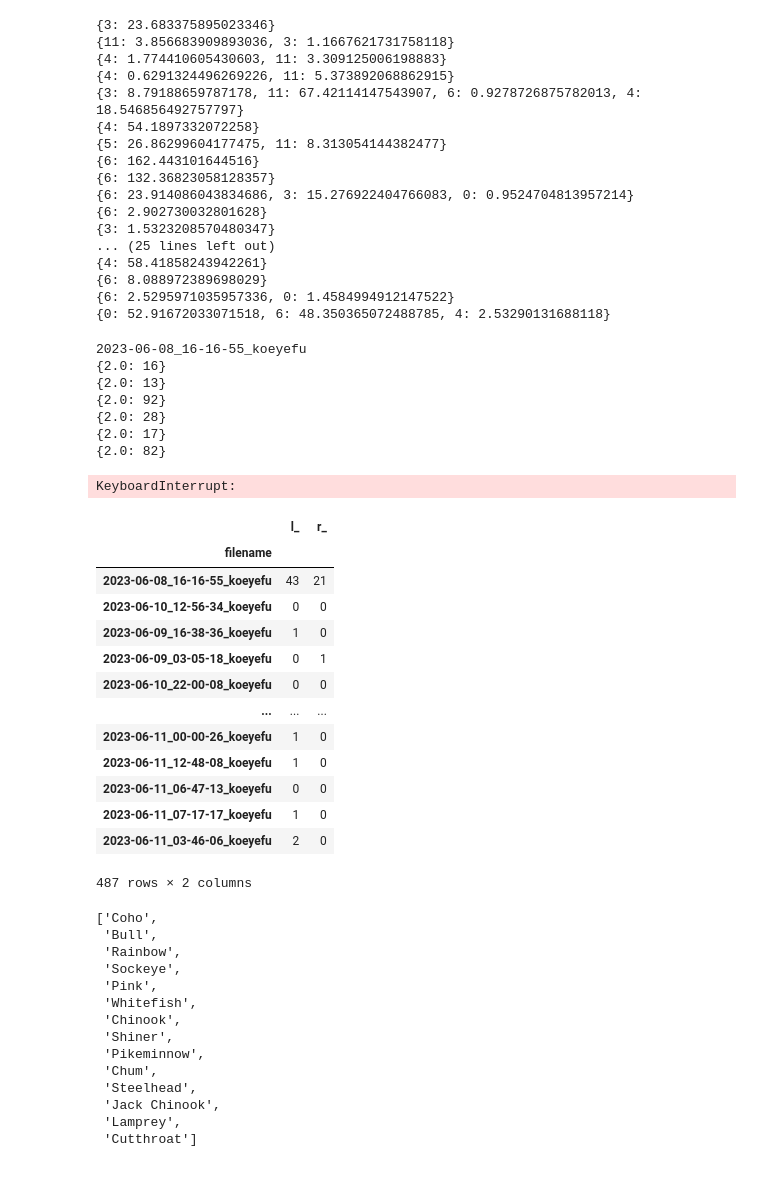
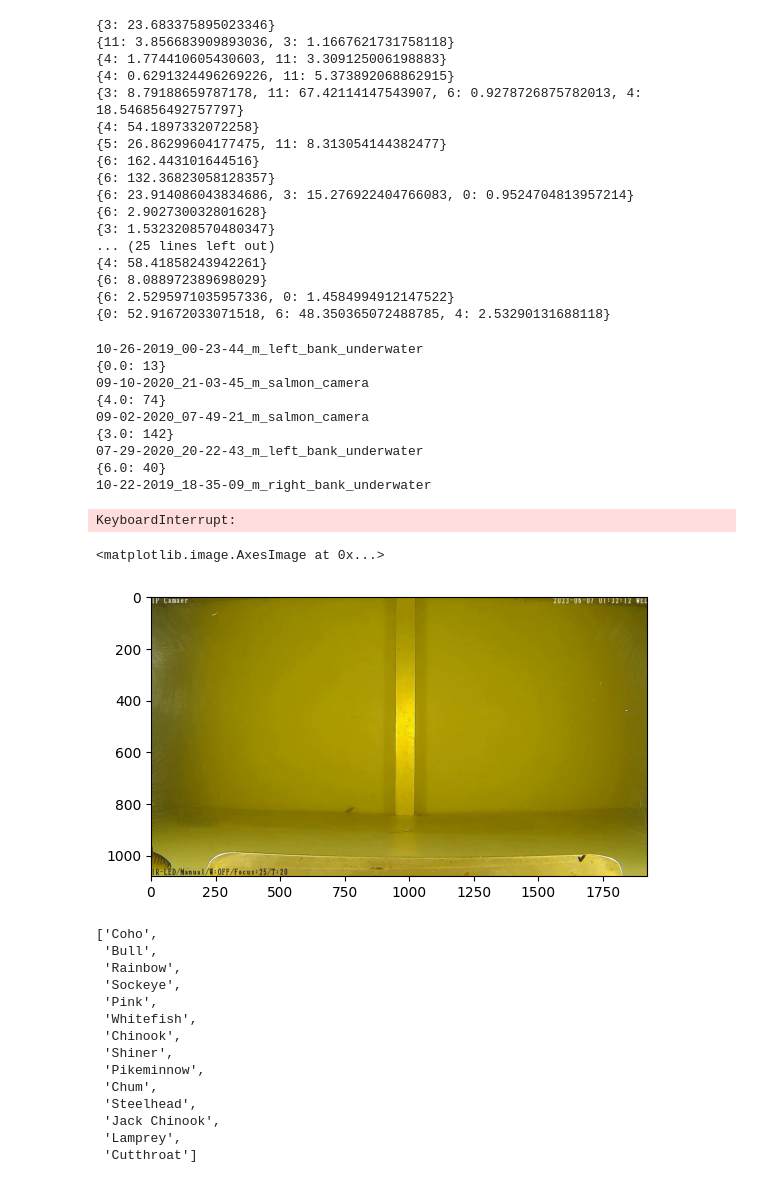
Before and after one commit to Salmon-Computer-Vision/salmon-computer-vision, a Jupyter notebook: training/count-salmon.ipynb, the cells around one changed output. Cells and saved outputs as stored; diff of their text form; code cells hidden in the pictures.

Commit message:
Finish gt counts and update process for old dataset

```diff
--- a/training/count-salmon.ipynb
+++ b/training/count-salmon.ipynb
@@ -150,10 +150,10 @@ from pysalmcount.salmon_counter import SalmonCounter
 with open('2023_combined_salmon.yaml', 'r') as file:
     data = yaml.safe_load(file)
 
-#d = DatumaroLoader('/home/masamim/salmon-computer-vision/utils/datum_proj_kitwanga_merged_train_split/test/', data['names'])
-with open('/mnt/ayumissd4tb/masamim/salm_dataset_koeye_kwakwa_2024-03-01/anno_list.txt', 'r') as f:
-    anno_list = [line.strip() for line in f if line.strip()]
-d = DatumaroLoader('/mnt/ayumissd4tb/masamim/salm_dataset_koeye_kwakwa_2024-03-01/', data['names'], anno_list)
+d = DatumaroLoader('/home/masamim/salmon-computer-vision/utils/datum_proj_kitwanga/', data['names'])
+#with open('/mnt/ayumissd4tb/masamim/salm_dataset_koeye_kwakwa_2024-03-01/anno_list.txt', 'r') as f:
+#    anno_list = [line.strip() for line in f if line.strip()]
+#d = DatumaroLoader('/mnt/ayumissd4tb/masamim/salm_dataset_koeye_kwakwa_2024-03-01/', data['names'], anno_list)
 
 def one_clip():
     d.clip_gen = iter(['/home/masamim/salmon-computer-vision/utils/datum_proj_bear_creek_merged_train_split/test/' / Path('09-04-2021_06-53-19_m_network_camera')])
@@ -181,16 +181,31 @@ try:
 except StopIteration:
     print("Finish")
     pass
-counter.salm_count.to_csv('2023_koeye_kwakwa_all_gt.csv')
+counter.salm_count.to_csv('2022_gt_test.csv')
+#counter.salm_count.to_csv('2023_koeye_kwakwa_all_gt.csv')
 # %% [output]
-2023-06-08_16-16-55_koeyefu
-{2.0: 16}
-{2.0: 13}
-{2.0: 92}
-{2.0: 28}
-{2.0: 17}
-{2.0: 82}
+10-26-2019_00-23-44_m_left_bank_underwater
+{0.0: 13}
+09-10-2020_21-03-45_m_salmon_camera
+{4.0: 74}
+09-02-2020_07-49-21_m_salmon_camera
+{3.0: 142}
+07-29-2020_20-22-43_m_left_bank_underwater
+{6.0: 40}
+10-22-2019_18-35-09_m_right_bank_underwater
 KeyboardInterrupt:
+# %%
+%matplotlib inline
+import cv2
+from pathlib import Path
+from matplotlib import pyplot as plt
+
+main = '/mnt/ayumissd4tb/masamim/salm_dataset_koeye_kwakwa_2024-03-01/'
+img = cv2.imread(str(Path(main) / 'batch1-pt2/datumaro_format/images/default/2023-06-07_01-18-15_koeyefu/0003689.png'))
+plt.imshow(cv2.cvtColor(img, cv2.COLOR_BGR2RGB))
+# %% [output]
+<matplotlib.image.AxesImage at 0x...>
+[figure, added]
 # %%
 import pandas as pd
 import yaml
@@ -239,22 +257,10 @@ def nmae(gt_path, pred_path, ignore_class=False):
     return df_error_sum, df_gt_sum, len(classes)
 # %%
 df_koeye_gt = load_counts('2023_koeye_kwakwa_all_gt.csv')
-sum_groups(df_koeye_gt, True)
+#df_koeye_gt.sum().to_csv('2023_koeye_kwakwa_all_gt_counts.csv')
+#c_to_drop = [c for c in df_koeye_gt.columns if c.startswith('l_')]
+#df_koeye_gt.diff(axis=1).sum().drop(c_to_drop).to_csv('2023_koeye_kwakwa_all_gt_right_counts.csv')
+#sum_groups(df_koeye_gt, ignore_class=False)
-# %% [output]
-|  | l_ | r_ |
-| filename |  |  |
-| 2023-06-08_16-16-55_koeyefu | 43 | 21 |
-| 2023-06-10_12-56-34_koeyefu | 0 | 0 |
-| 2023-06-09_16-38-36_koeyefu | 1 | 0 |
-| 2023-06-09_03-05-18_koeyefu | 0 | 1 |
-| 2023-06-10_22-00-08_koeyefu | 0 | 0 |
-| ... | ... | ... |
-| 2023-06-11_00-00-26_koeyefu | 1 | 0 |
-| 2023-06-11_12-48-08_koeyefu | 1 | 0 |
-| 2023-06-11_06-47-13_koeyefu | 0 | 0 |
-| 2023-06-11_07-17-17_koeyefu | 1 | 0 |
-| 2023-06-11_03-46-06_koeyefu | 2 | 0 |
-487 rows × 2 columns
 # %%
 with open('./export_combined_bear_kitwanga_all_yolo/combined_bear_kitwanga_all.yaml', 'r') as file:
     data = yaml.safe_load(file)
```
Also changed, not shown: parts of 1 cell of this notebook, 3 other files.
